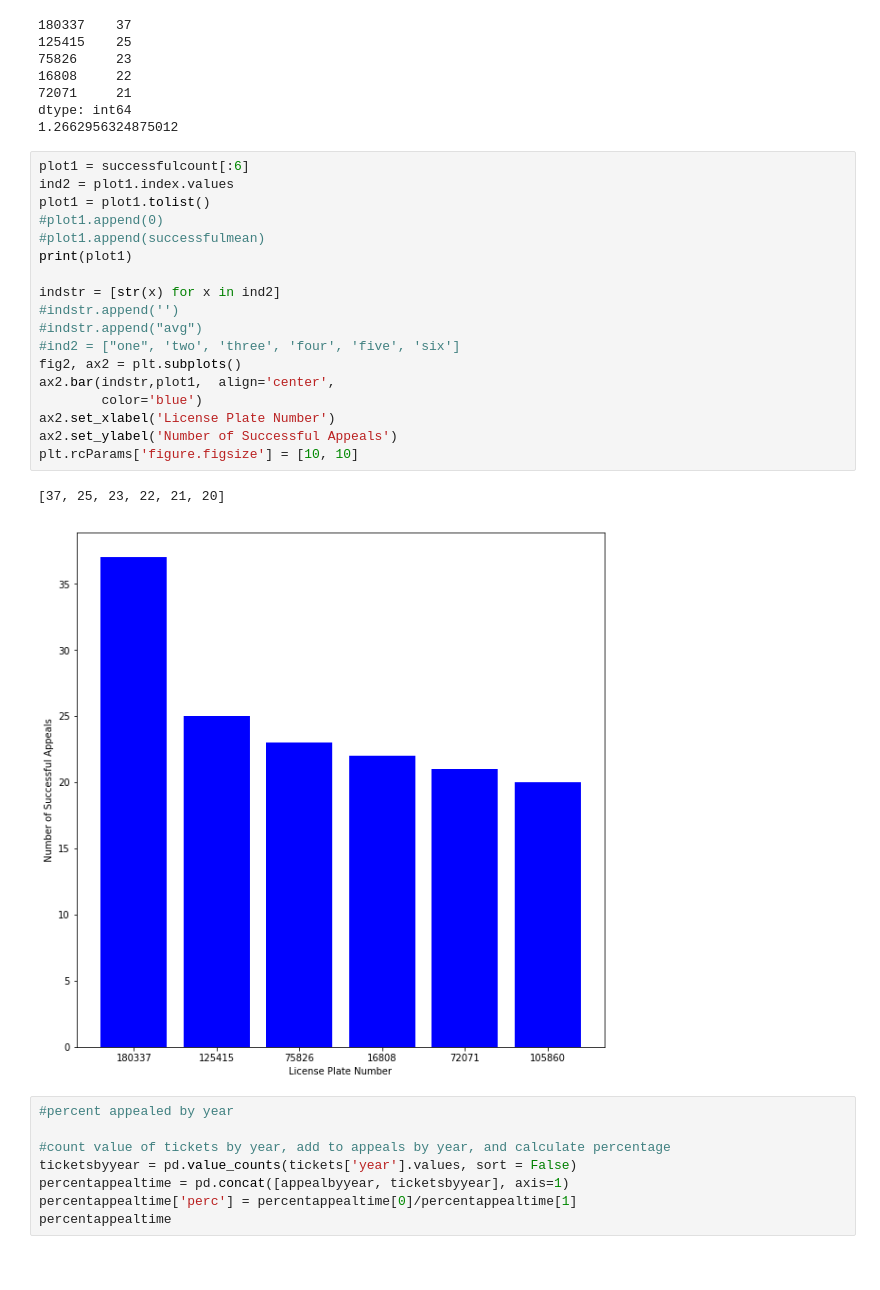
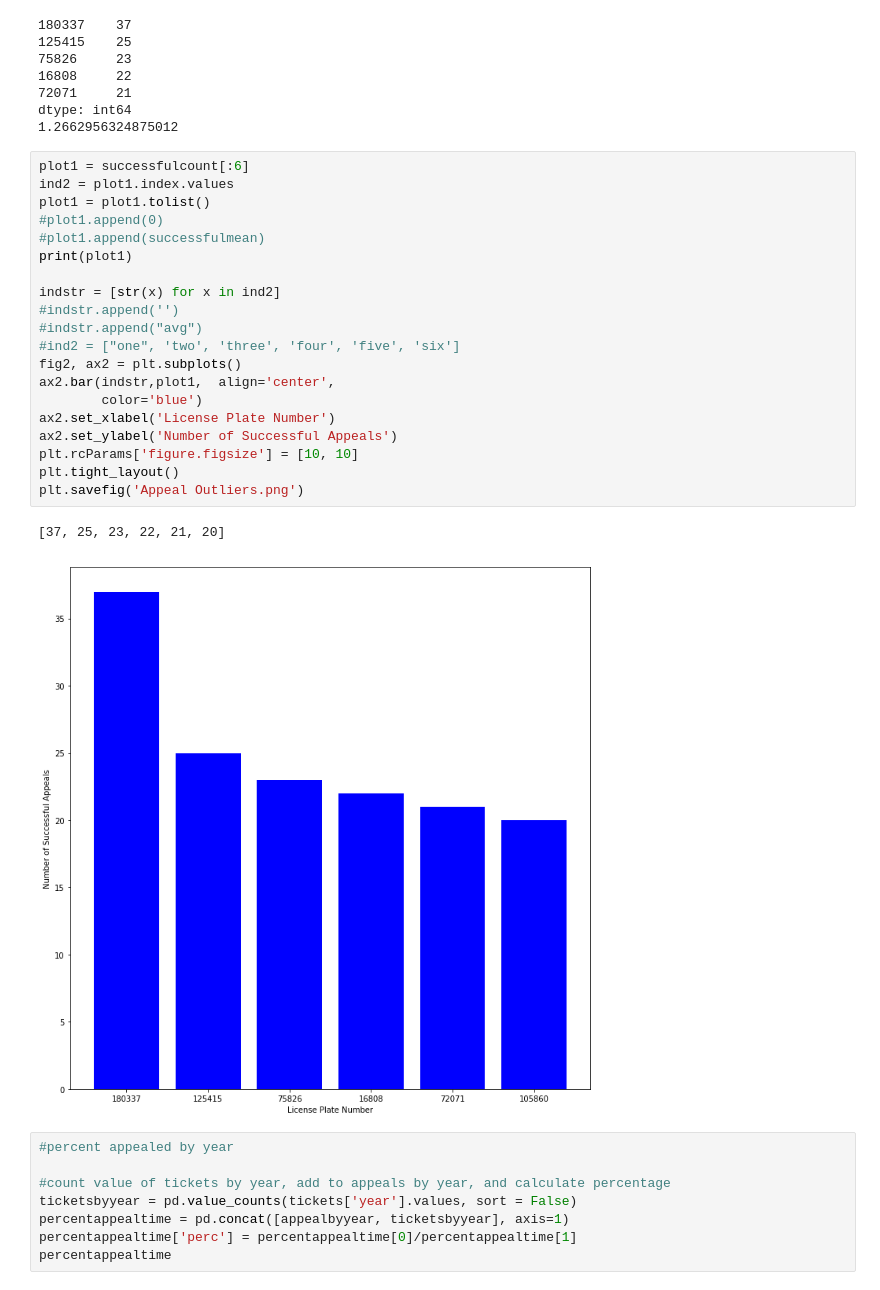
Before and after one commit to andrewbovey/Charlottesville-Parking-Tickets, a Jupyter notebook: Appeal_Data_Exploration.ipynb, the cells around one changed output. Cells and saved outputs as stored; diff of their text form.

```diff
--- a/Appeal_Data_Exploration.ipynb
+++ b/Appeal_Data_Exploration.ipynb
@@ -254,24 +286,26 @@ dtype: int64
 # %%
 plot1 = successfulcount[:6]
 ind2 = plot1.index.values
 plot1 = plot1.tolist()
 #plot1.append(0)
 #plot1.append(successfulmean)
 print(plot1)
 
 indstr = [str(x) for x in ind2]
 #indstr.append('')
 #indstr.append("avg")
 #ind2 = ["one", 'two', 'three', 'four', 'five', 'six']
 fig2, ax2 = plt.subplots()
 ax2.bar(indstr,plot1,  align='center',
         color='blue')
 ax2.set_xlabel('License Plate Number')
 ax2.set_ylabel('Number of Successful Appeals')
 plt.rcParams['figure.figsize'] = [10, 10]
+plt.tight_layout()
+plt.savefig('Appeal Outliers.png')
 # %% [output]
 [37, 25, 23, 22, 21, 20]
-[figure, old version]
+[figure, new version]
 # %%
 #percent appealed by year
 
```
Also changed, not shown: parts of 8 cells of this notebook.
